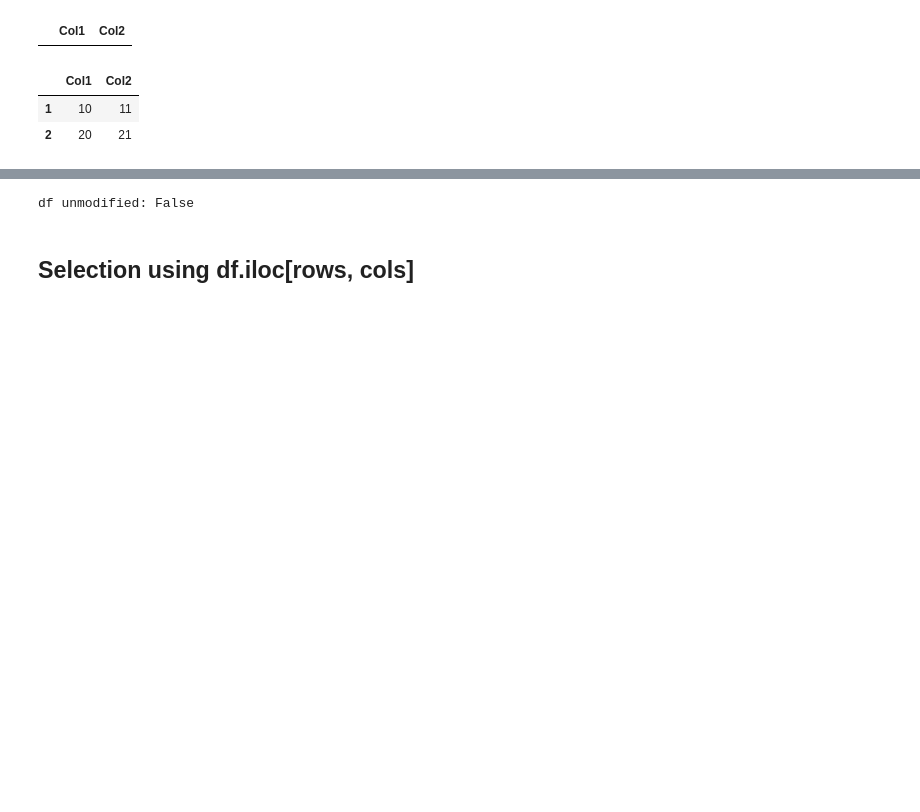
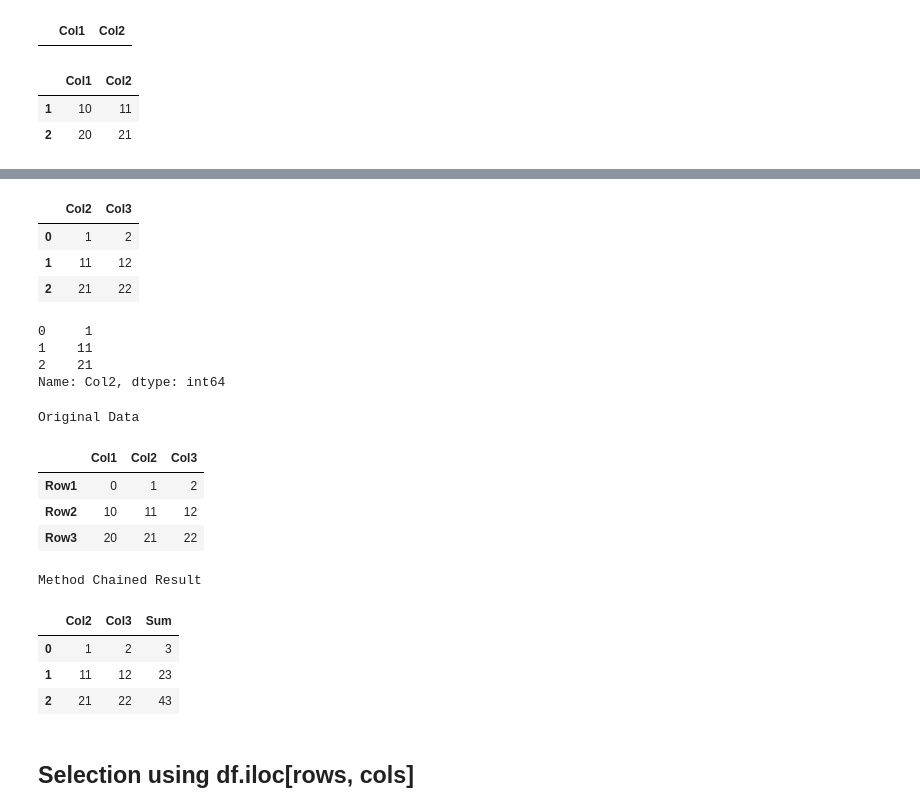
Before and after one commit to sdiehl28/Scikit-Learn-Workflow, a Jupyter notebook: python/Pandas01.ipynb, the cells around one changed output, grey strips where cells are left out. Cells and saved outputs as stored; diff of their text form; code cells hidden in the pictures; blank space fills up the shorter version.

```diff
--- a/python/Pandas01.ipynb
+++ b/python/Pandas01.ipynb
@@ -407,16 +586,44 @@ df unmodified: True
+# %%
+df
+# %% [output]
+|  | Col2 | Col3 |
+| 0 | 1 | 2 |
+| 1 | 11 | 12 |
+| 2 | 21 | 22 |
+# %%
+df['Col2']
+# %% [output]
+0     1
+1    11
+2    21
+Name: Col2, dtype: int64
 # %%
-# DataFrame example of inplace operation
+# Example of Method Chaining
+columns = ['Col1', 'Col2', 'Col3']
+index = ['Row1', 'Row2', 'Row3']
 data = [[ 0, 1, 2],
        [ 10, 11, 12],
        [ 20, 21, 22]]
-columns = ['Col1', 'Col2', 'Col3']
-df = pd.DataFrame(data=data, columns=columns)
-df_orig = df.copy()
 
-df.drop('Col1', axis = 'columns', inplace=True)
-print(f'df unmodified: {df_equals(df_orig, df)}')
+df = pd.DataFrame(data=data, columns=columns, index=index)
+print('Original Data')
+display(df)
+
+print('Method Chained Result')
+(df.assign(Sum=df['Col2']+df['Col3'])
+   .drop(['Col1'], axis='columns')
+   .reset_index(drop=True))
 # %% [output]
-df unmodified: False
+Original Data
+|  | Col1 | Col2 | Col3 |
+| Row1 | 0 | 1 | 2 |
+| Row2 | 10 | 11 | 12 |
+| Row3 | 20 | 21 | 22 |
+Method Chained Result
+|  | Col2 | Col3 | Sum |
+| 0 | 1 | 2 | 3 |
+| 1 | 11 | 12 | 23 |
+| 2 | 21 | 22 | 43 |
 # %% [markdown]
 ##  Selection using **df.iloc\[rows, cols\]**
 # %% [markdown]
```
Also changed, not shown: parts of 69 cells of this notebook.
